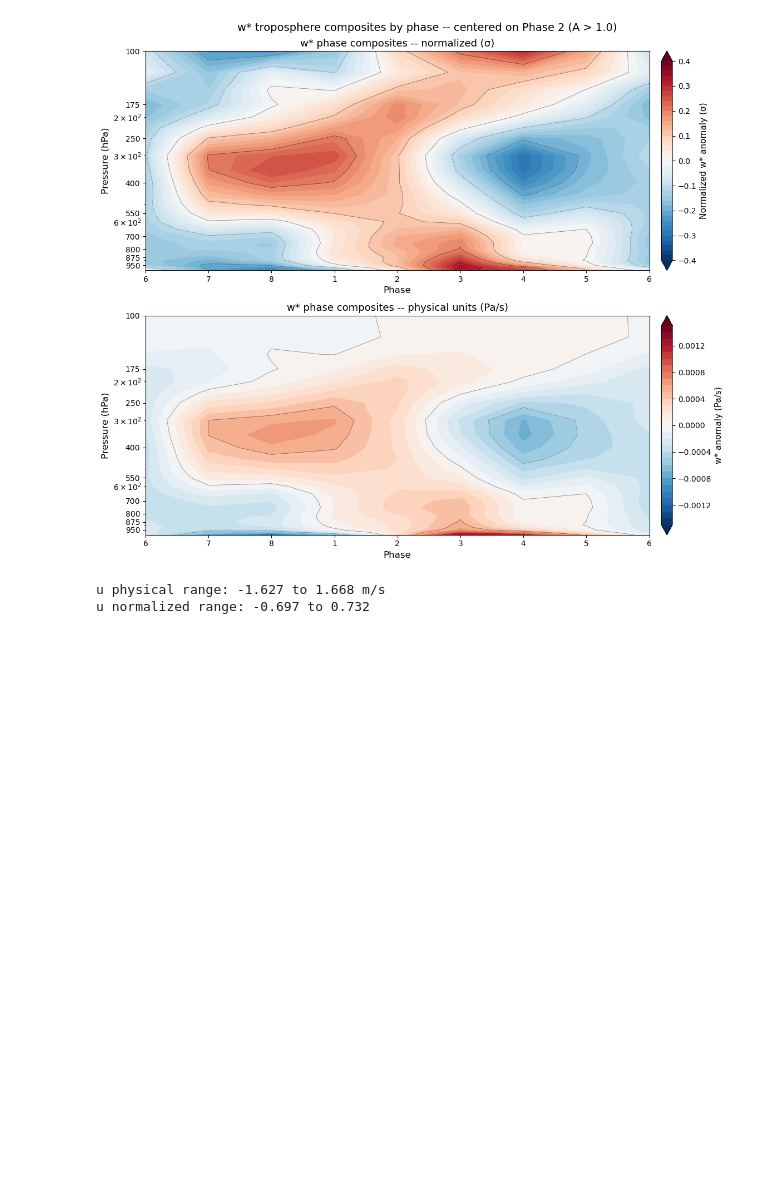
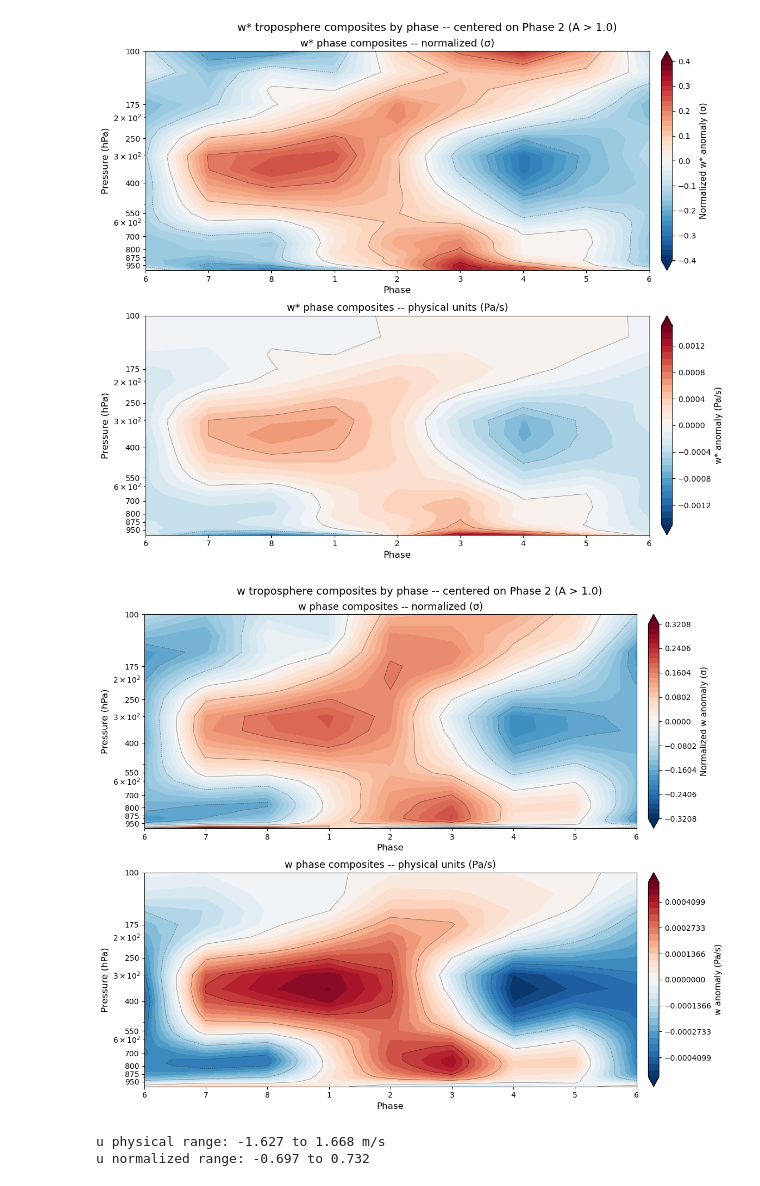
Before and after one commit to Falcon-1529/tam, a Jupyter notebook: notebooks/varcomposites.ipynb, the cells around one changed output. Saved outputs shown, nothing was run; the diff lists cells and outputs as text; code cells hidden in the pictures; blank space fills up the shorter version.

Commit message:
More TAM analysis. Composites of diff vars, height vs. phase, height vs. latitude. Analysis of phase space motion

```diff
--- a/notebooks/varcomposites.ipynb
+++ b/notebooks/varcomposites.ipynb
@@ -44,3 +47,4 @@ highpUshaved = highpzmUa.isel(alltime=slice(edge_trim, -edge_trim))
 highpTshaved = highpzmTa.isel(alltime=slice(edge_trim, -edge_trim))
 highpupvpshaved = highpzmupvpa.isel(alltime=slice(edge_trim, -edge_trim))
 highpwstarshaved = highpwstara.isel(alltime=slice(edge_trim, -edge_trim))
+highpWshaved = highpWa.isel(alltime=slice(edge_trim, -edge_trim))
@@ -50,6 +69,7 @@ uavg = uf.latavg(highpUshaved, -15,15)
 tavg = uf.latavg(highpTshaved, -15,15)
 upvpavg = uf.latavg(highpupvpshaved, -15,15)
 wstaravg = uf.latavg(highpwstarshaved, -15,15)
+wavg = uf.latavg(highpWshaved, -15,15)
 # %%
 tam850 = tamp.sel(level=850)
 # %%
@@ -61,3 +82,5 @@ wstar_trop = wstaravg.sel(level=slice(100,1000))
+# %%
+w_trop = wavg.sel(level=slice(100,1000))
 # %%
 def weighted_cov_matrix(Z_m, p_top=0, p_bot=1000):
     """
@@ -437,6 +460,84 @@ plt.tight_layout()
 plt.show()
 # %% [output]
 [figure]
+# %%
+comp_w_physical, comp_w_norm = phase_composite(w_trop, phase, A, threshold=1.0)
+# %%
+w_levels = w_trop.level.values
+
+comp_w_norm_centered     = comp_w_norm[:, phase_order]     # shape (27, 9)
+comp_w_physical_centered = comp_w_physical[:, phase_order] # shape (27, 9)
+
+# Set contour levels from the actual composite range (symmetric around 0)
+# -- w's magnitude isn't known ahead of time the way wstar's was, so derive bounds
+norm_bound = np.nanmax(np.abs(comp_w_norm_centered))
+phys_bound = np.nanmax(np.abs(comp_w_physical_centered))
+
+norm_levels_fill    = np.linspace(-norm_bound, norm_bound, 41)
+norm_levels_contour = np.linspace(-norm_bound, norm_bound, 9)
+
+phys_levels_fill    = np.linspace(-phys_bound, phys_bound, 31)
+phys_levels_contour = np.linspace(-phys_bound, phys_bound, 7)
+
+fig, axes = plt.subplots(2, 1, figsize=(12, 10))
+
+# --- Normalized ---
+ax = axes[0]
+cf1 = ax.contourf(
+    phases_centered, w_levels, comp_w_norm_centered,
+    levels=norm_levels_fill,
+    cmap='RdBu_r',
+    extend='both'
+)
+ax.contour(
+    phases_centered, w_levels, comp_w_norm_centered,
+    levels=norm_levels_contour,
+    colors='k', linewidths=0.5, alpha=0.5
+)
+ax.set_yscale('log')
+ax.set_ylim(1000, 100)
+ax.set_ylabel('Pressure (hPa)', fontsize=12)
+ax.set_title('w phase composites -- normalized (σ)', fontsize=13)
+ax.set_xticks(phases_centered)
+ax.set_xticklabels(phase_labels)
+ax.set_xlabel('Phase', fontsize=12)
+ax.get_yaxis().set_major_formatter(matplotlib.ticker.ScalarFormatter())
+ax.set_yticks(w_levels[::3])
+cbar1 = fig.colorbar(cf1, ax=ax, orientation='vertical', pad=0.02)
+cbar1.set_label('Normalized w anomaly (σ)', fontsize=11)
+
+# --- Physical units ---
+ax = axes[1]
+cf2 = ax.contourf(
+    phases_centered, w_levels, comp_w_physical_centered,
+    levels=phys_levels_fill,
+    cmap='RdBu_r',
+    extend='both'
+)
+ax.contour(
+    phases_centered, w_levels, comp_w_physical_centered,
+    levels=phys_levels_contour,
+    colors='k', linewidths=0.5, alpha=0.5
+)
+ax.set_yscale('log')
+ax.set_ylim(1000, 100)
+ax.set_ylabel('Pressure (hPa)', fontsize=12)
+ax.set_title('w phase composites -- physical units (Pa/s)', fontsize=13)
+ax.set_xticks(phases_centered)
+ax.set_xticklabels(phase_labels)
+ax.set_xlabel('Phase', fontsize=12)
+ax.get_yaxis().set_major_formatter(matplotlib.ticker.ScalarFormatter())
+ax.set_yticks(w_levels[::3])
+cbar2 = fig.colorbar(cf2, ax=ax, orientation='vertical', pad=0.02)
+cbar2.set_label('w anomaly (Pa/s)', fontsize=11)
+
+plt.suptitle('w troposphere composites by phase -- centered on Phase 2 (A > 1.0)',
+             fontsize=14)
+plt.tight_layout()
+#plt.savefig('w_phase_composites_centered.png', dpi=300, bbox_inches='tight')
+plt.show()
+# %% [output]
+[figure, added]
 # %%
 comp_u_physical, comp_u_norm = phase_composite(u_trop, phase, A, threshold=1.0)
 # %%
```
Also changed, not shown: parts of 30 cells of this notebook, 2 other files.
